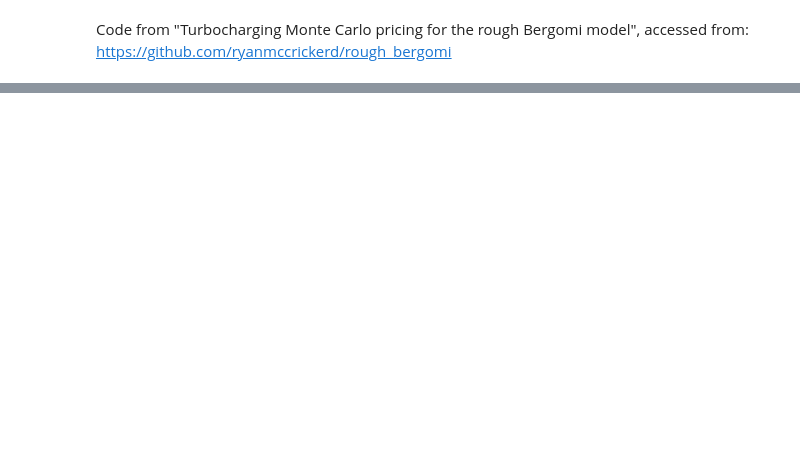
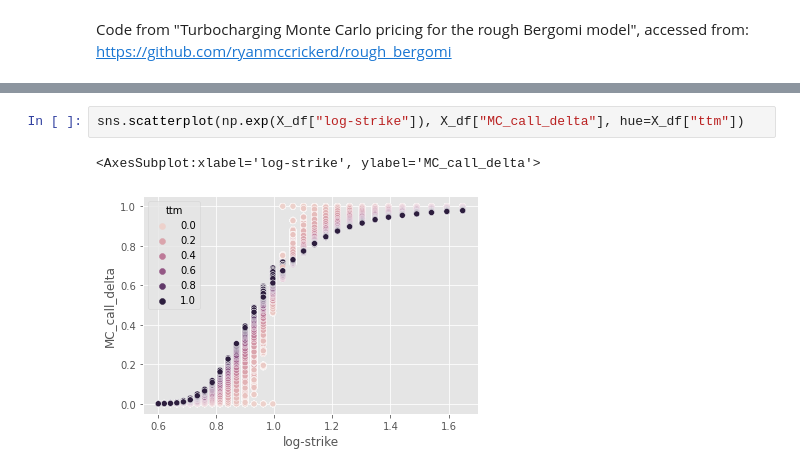
Before and after one commit to chrischia06/neural-network-derivative-pricing, a Jupyter notebook: examples/RoughBergomiDataset.ipynb, the cells around one changed output, grey strips where cells are left out. Drawn from its saved outputs; the diff is of its cells as text; blank space fills up the shorter version.

```diff
--- a/examples/RoughBergomiDataset.ipynb
+++ b/examples/RoughBergomiDataset.ipynb
@@ -297,0 +457,5 @@ sns.scatterplot(np.exp(-X_df['log-strike']), X_df['call_payoff'], hue = X_df['tt
+# %%
+sns.scatterplot(np.exp(X_df["log-strike"]), X_df["MC_call_delta"], hue=X_df["ttm"])
+# %% [output]
+<AxesSubplot:xlabel='log-strike', ylabel='MC_call_delta'>
+[figure, added]
```
Also changed, not shown: parts of 8 cells of this notebook, 44 other files.
